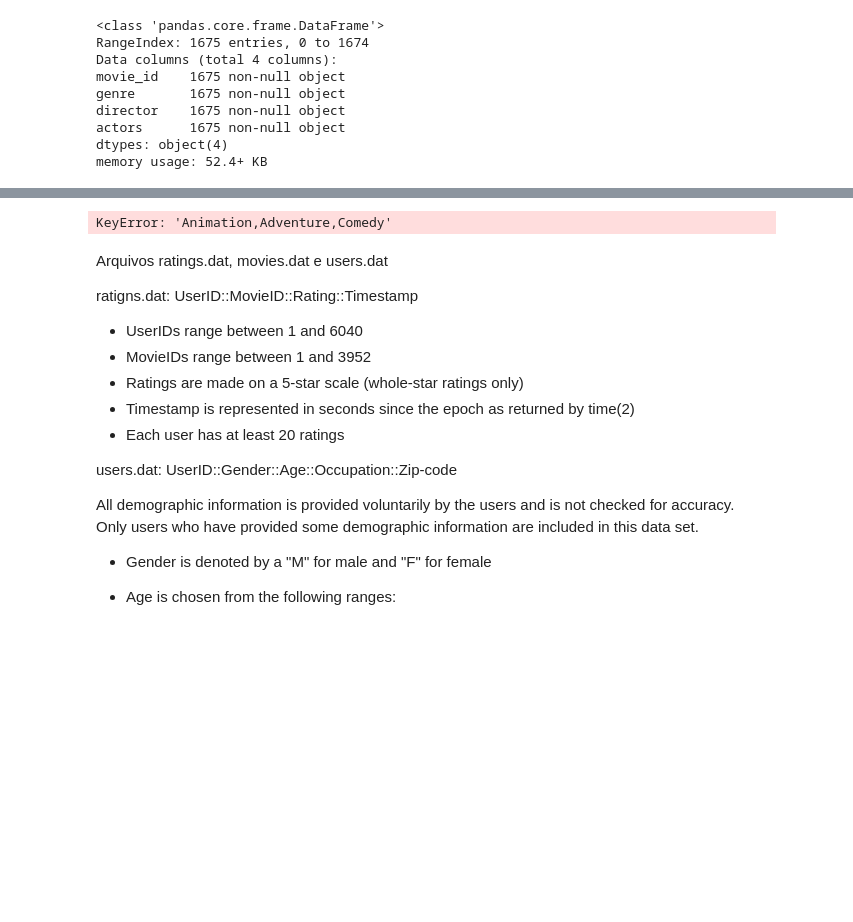
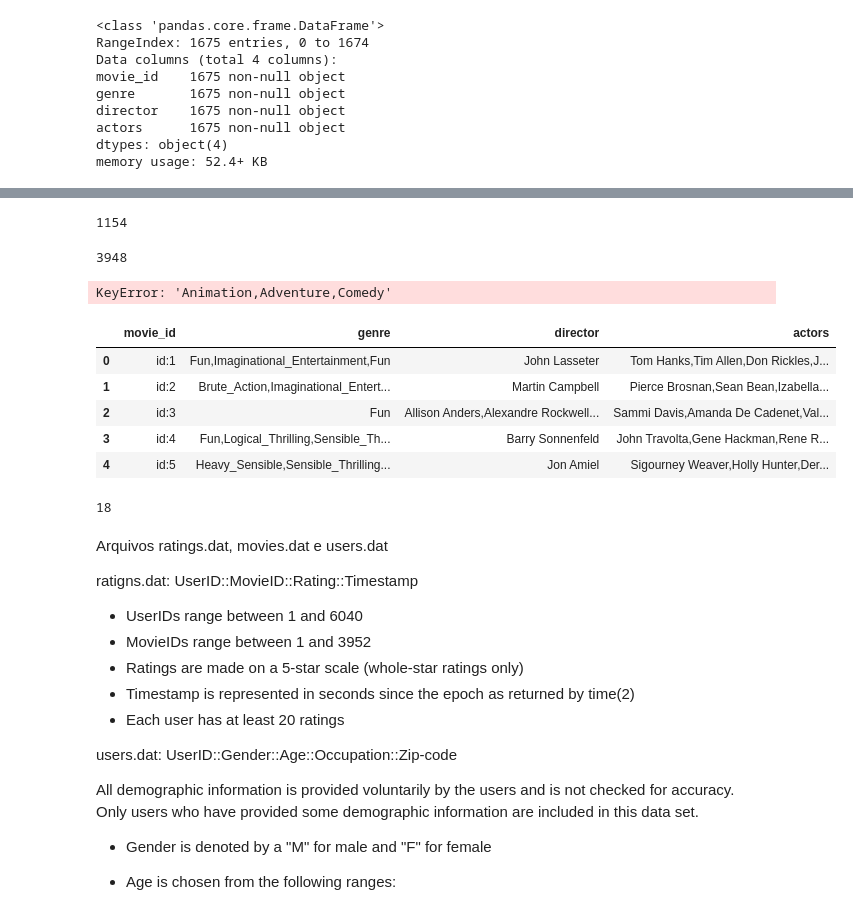
Before and after one commit to juarezsacenti/kg-summ-rec, a Jupyter notebook: AED/aed-ml1m-Sun.ipynb, the cells around one changed output, grey strips where cells are left out. Drawn from its saved outputs; the diff is of its cells as text; code cells hidden in the pictures; blank space fills up the shorter version.

```diff
--- a/AED/aed-ml1m-Sun.ipynb
+++ b/AED/aed-ml1m-Sun.ipynb
@@ -191,12 +191,60 @@ genre_labels
  'Thriller',
  'War',
  'Western'}
+# %%
+#here we  make census of the genres:
+director_labels = set()
+for s in auxiliary['director'].str.split(',').values:
+    director_labels = director_labels.union(set(s))
+len(director_labels)
+# %% [output]
+1154
+# %%
+#here we  make census of the genres:
+actors_labels = set()
+for s in auxiliary['actors'].str.split(',').values:
+    actors_labels = actors_labels.union(set(s))
+len(actors_labels)
+# %% [output]
+3948
 # %%
 #counting how many times each of genres occur:
 keyword_occurences, dum = count_word(auxiliary, 'genre', genre_labels)
 keyword_occurences
 # %% [output]
 KeyError: 'Animation,Adventure,Comedy'
+# %%
+SUM_PATH = os.path.join("..", "..", "datasets", "ml1m-summarized_sun")
+def load_ml1m_summarized_sun_data(save_path=SUM_PATH):
+    # pass in column names for each CSV
+    # rating files: train, valid and test
+    r_cols = ['movie_id', 'genre', 'director', 'actors']
+    csv_path = os.path.join(save_path, "ml1m", "auxiliary.txt")
+    auxiliary = pd.read_csv(csv_path, sep='|', engine="python", names=r_cols, encoding='utf-8-sig', header=None)
+
+    auxiliary['genre'] = auxiliary['genre'].str.split(':').str[1]
+    auxiliary['director'] = auxiliary['director'].str.split(':').str[1]
+    auxiliary['actors'] = auxiliary['actors'].str.split(':').str[1]
+
+    return auxiliary
+# %%
+summarized = load_ml1m_summarized_sun_data()
+summarized.head() #visualizar as 5 primeiras linhas do dataframe
+# %% [output]
+|  | movie_id | genre | director | actors |
+| 0 | id:1 | Fun,Imaginational_Entertainment,Fun | John Lasseter | Tom Hanks,Tim Allen,Don Rickles,J... |
+| 1 | id:2 | Brute_Action,Imaginational_Entert... | Martin Campbell | Pierce Brosnan,Sean Bean,Izabella... |
+| 2 | id:3 | Fun | Allison Anders,Alexandre Rockwell... | Sammi Davis,Amanda De Cadenet,Val... |
+| 3 | id:4 | Fun,Logical_Thrilling,Sensible_Th... | Barry Sonnenfeld | John Travolta,Gene Hackman,Rene R... |
+| 4 | id:5 | Heavy_Sensible,Sensible_Thrilling... | Jon Amiel | Sigourney Weaver,Holly Hunter,Der... |
+# %%
+#here we  make census of the genres:
+genre_labels = set()
+for s in summarized['genre'].str.split(',').values:
+    genre_labels = genre_labels.union(set(s))
+len(genre_labels)
+# %% [output]
+18
 # %% [markdown]
 Arquivos ratings.dat, movies.dat e users.dat
 
```
Also changed, not shown: parts of 4 cells of this notebook, 3 other files.
